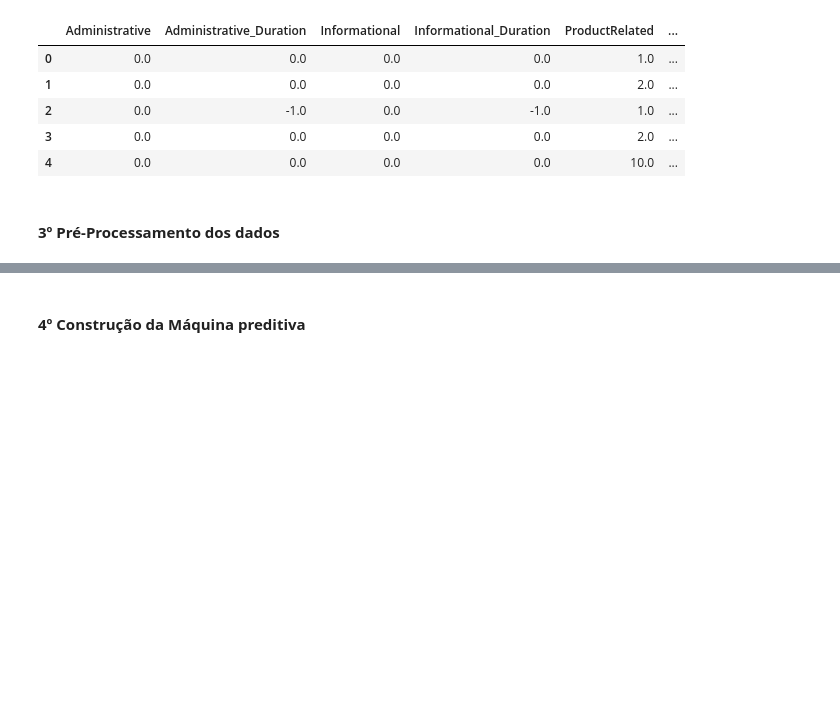
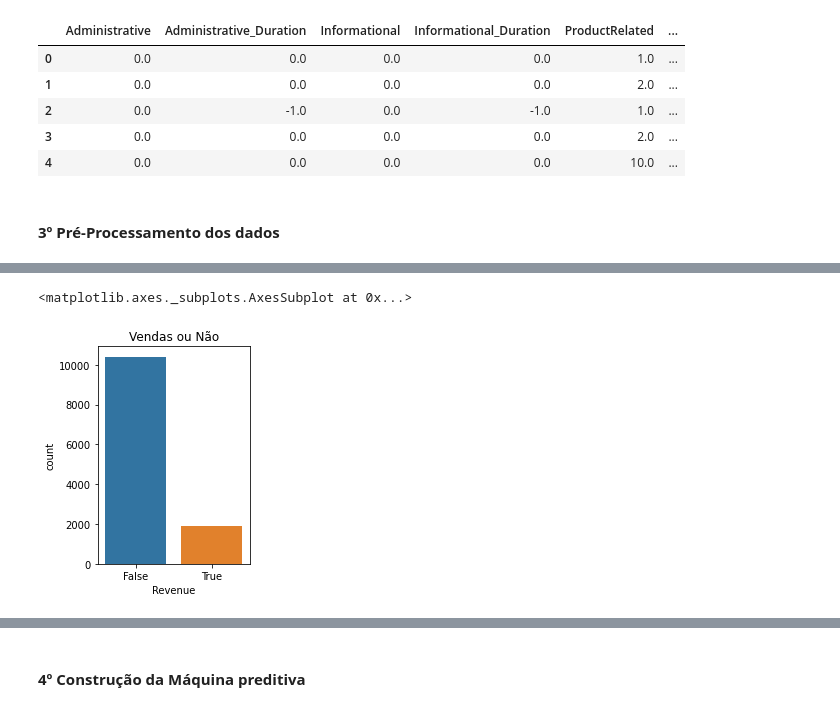
Before and after one commit to clferreira1985/Python, a Jupyter notebook: SVM_estudo_de_caso/SVM_estudo_de_caso.ipynb, the cells around one changed output, grey strips where cells are left out. Saved outputs shown, nothing was run; the diff lists cells and outputs as text; code cells hidden in the pictures; blank space fills up the shorter version.

```diff
--- a/SVM_estudo_de_caso/SVM_estudo_de_caso.ipynb
+++ b/SVM_estudo_de_caso/SVM_estudo_de_caso.ipynb
@@ -42,0 +219,8 @@ df.head()
+# %%
+# Countplot vendas ou não
+plt.subplot(1, 2, 2)
+plt.title('Vendas ou Não')
+sns.countplot(df_copy['Revenue'])
+# %% [output]
+<matplotlib.axes._subplots.AxesSubplot at 0x...>
+[figure, added]
```
Also changed, not shown: parts of 17 cells of this notebook.
